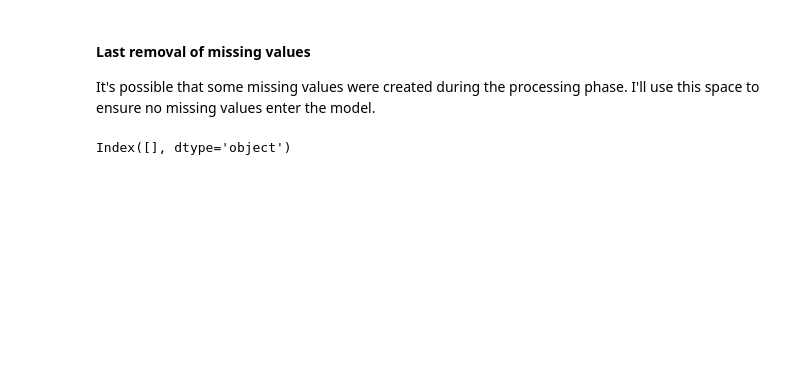
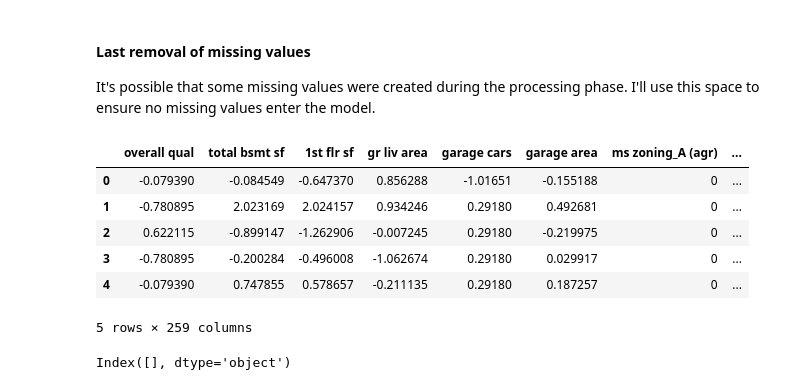
Before and after one commit to smileshey/Ames-Iowa-Housing-Price-Prediction, a Jupyter notebook: code/03_Feature_Eng.ipynb, the cells around one changed output. Drawn from its saved outputs; the diff is of its cells as text; code cells hidden in the pictures; blank space fills up the shorter version.

```diff
--- a/code/03_Feature_Eng.ipynb
+++ b/code/03_Feature_Eng.ipynb
@@ -202,16 +213,26 @@ df = df.fillna(0)
 
 #test
 df_test = df_test.fillna(0)
+# %%
+df_test.head(5)
+# %% [output]
+|  | overall qual | total bsmt sf | 1st flr sf | gr liv area | garage cars | garage area | ms zoning_A (agr) | ... |
+| 0 | -0.079390 | -0.084549 | -0.647370 | 0.856288 | -1.01651 | -0.155188 | 0 | ... |
+| 1 | -0.780895 | 2.023169 | 2.024157 | 0.934246 | 0.29180 | 0.492681 | 0 | ... |
+| 2 | 0.622115 | -0.899147 | -1.262906 | -0.007245 | 0.29180 | -0.219975 | 0 | ... |
+| 3 | -0.780895 | -0.200284 | -0.496008 | -1.062674 | 0.29180 | 0.029917 | 0 | ... |
+| 4 | -0.079390 | 0.747855 | 0.578657 | -0.211135 | 0.29180 | 0.187257 | 0 | ... |
+5 rows × 259 columns
 # %%
 # create a Boolean mask indicating where NaN values are
 num_missing_per_col = df.isna().sum()
 
 # count the number of NaN values in each column
 cols_with_missing_values = df.loc[:, num_missing_per_col > 0]
-
-display(cols_with_missing_values.columns)
-# %% [output]
-Index([], dtype='object')
+# %%
+cols_with_missing_values.columns
+# %% [output]
+Index([], dtype='object')
 # %%
 # exporting df_cat and df_cont
 
```
Also changed, not shown: parts of 7 cells of this notebook, 11 other files.
